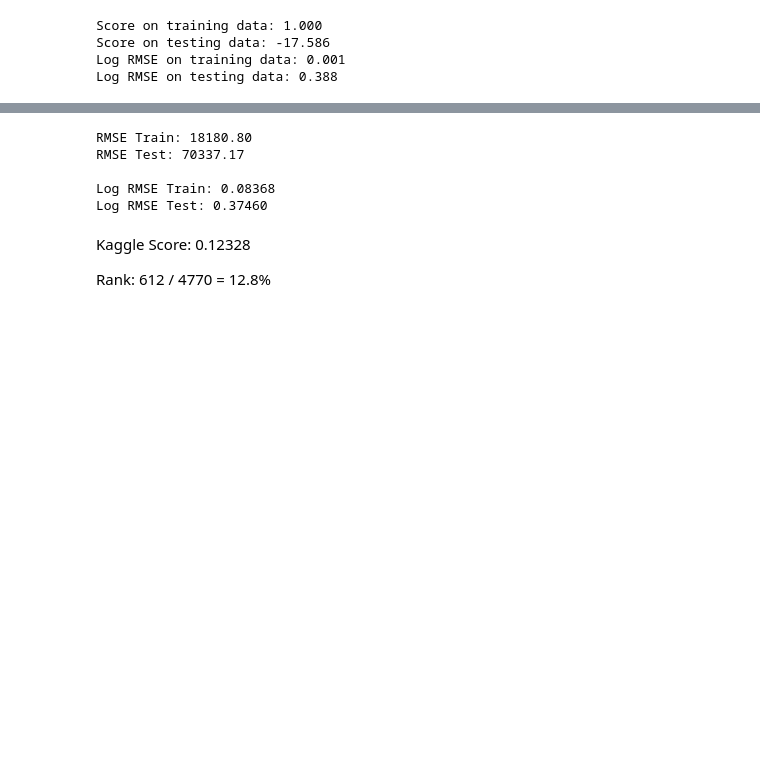
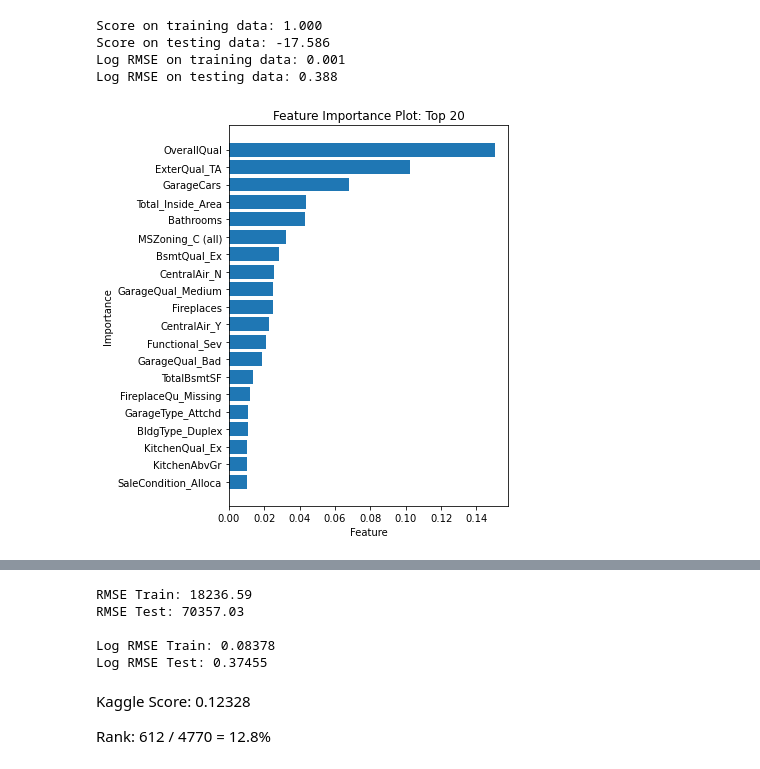
Before and after one commit to trevor-johnson1/w207_finalproject, a Jupyter notebook: final_report/final_report.ipynb, the cells around one changed output, grey strips where cells are left out. Saved outputs shown, nothing was run; the diff lists cells and outputs as text; code cells hidden in the pictures; blank space fills up the shorter version.

Commit message:
glmand tree model commentary draft #1

```diff
--- a/final_report/final_report.ipynb
+++ b/final_report/final_report.ipynb
@@ -692,6 +761,24 @@ Score on training data: 1.000
 Score on testing data: -17.586
 Log RMSE on training data: 0.001
 Log RMSE on testing data: 0.388
+# %%
+# variable importance plot
+var_imp = pd.DataFrame({
+    'feature': df_xgb.drop(columns = ["SalePrice", 'LogSalePrice']).columns,
+    'importance': xgb_reg.feature_importances_
+})
+var_imp.sort_values("importance", ascending=False, inplace=True)
+
+fig, ax = plt.subplots(figsize=(5, 7))
+topn = 20
+ax.barh(var_imp.head(topn).feature, var_imp.head(topn).importance)
+ax.set_ylabel("Importance")
+ax.set_xlabel("Feature")
+ax.set_title("Feature Importance Plot: Top {}".format(topn))
+ax.invert_yaxis()
+print("")
+# %% [output]
+[figure, added]
 # %% [markdown]
 ## Ensemble Weights and Final Model Assembly
 
@@ -711,7 +798,7 @@ The final configuration with the best results consisted of the following weights
 
 It’s difficult to know exactly why this configuration is the best. As stated previously in each of their respective sections, there are pros and cons to each model, and it’s likely that for whatever reason this system of weights produces the best results by counterbalancing each of these various pros and cons. As stated previously Lasso is likely the best fit and consequently the heaviest weight because of the lack of a no collinearity assumption and the fact that it can filter out less helpful variables by allowing weights of variables to go to 0. [INSET THOUGHTS ON RANDOM FOREST AND OTHER MODELS AFTER THOSE SECTIONS ARE WRITTEN].
 # %%
-def housing_ensemble_model(df):
+def housing_ensemble_model(df, output_type='regular'):
     '''This is the final model that takes in raw data, and makes predictions'''
 
     # OLS
@@ -737,7 +824,24 @@ def housing_ensemble_model(df):
     # Do more work to come up w/ weights. This is just a sample
     yhat_final = yhat_ols1*(0) + yhat_ols_simple * (0.075) + yhat_lasso * (0.575) + yhat_rf * (0.3) + yhat_xgb * (0.05)
 
-    return yhat_final
+    if output_type == "regular":
+
+        return yhat_final
+
+    elif output_type == "df":
+        result_df = pd.DataFrame({
+            "ols1":          yhat_ols1,
+            "ols_simple":    yhat_ols_simple,
+            "lasso":         yhat_lasso,
+            "random_forest": yhat_rf,
+            "xgb":           yhat_xgb,
+            "ensemble":      yhat_final
+        })
+        return result_df
+
+    else:
+        return yhat_final
+
 
 
 # final ensemble model RMSE
@@ -758,11 +862,11 @@ rmse_test_log = np.mean((np.log(sample.SalePrice) - np.log(yhat_test))**2)**.5
 print("\nLog RMSE Train: {:.5f}".format(rmse_train_log))
 print("Log RMSE Test: {:.5f}".format(rmse_test_log))
 # %% [output]
-RMSE Train: 18180.80
-RMSE Test: 70337.17
+RMSE Train: 18236.59
+RMSE Test: 70357.03
 
-Log RMSE Train: 0.08368
-Log RMSE Test: 0.37460
+Log RMSE Train: 0.08378
+Log RMSE Test: 0.37455
 # %% [markdown]
 Kaggle Score: 0.12328
 
```
Also changed, not shown: parts of 12 cells of this notebook.
